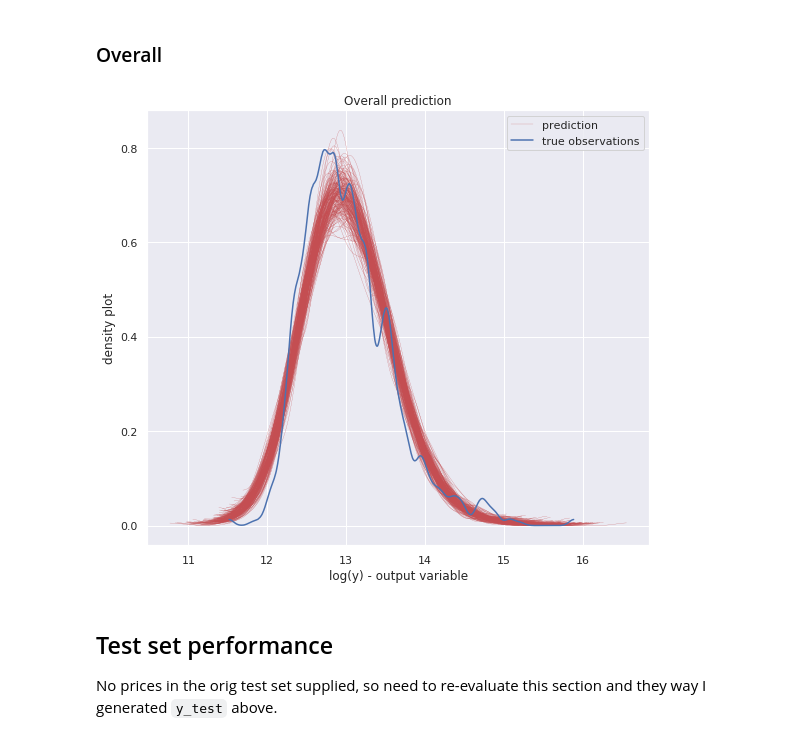
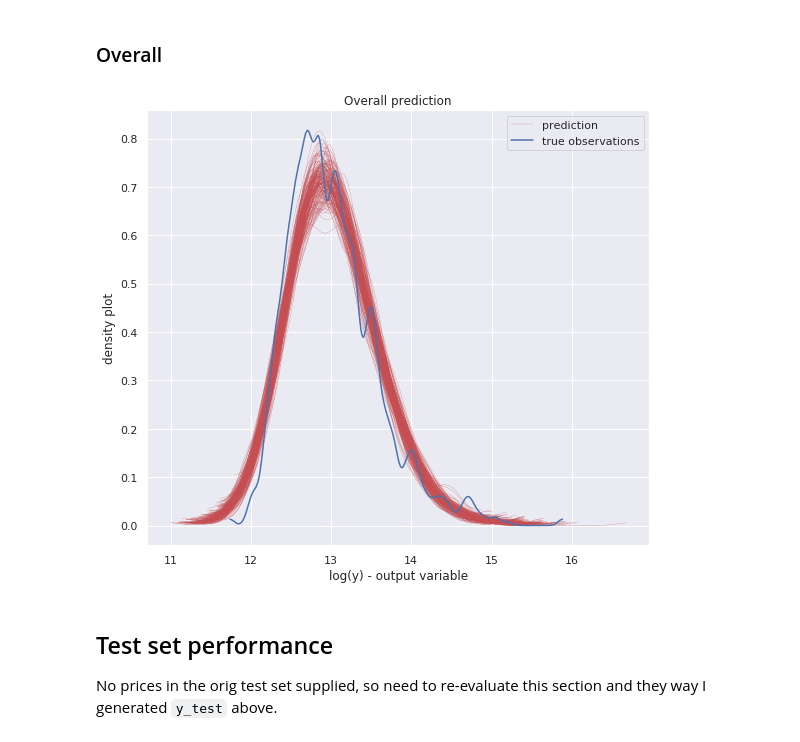
Before and after one commit to 9309888/ET5003-Group-2, a Jupyter notebook: ET5003_KaggleCompetition_JohnHayes_9309888.ipynb, the cells around one changed output. Saved outputs shown, nothing was run; the diff lists cells and outputs as text; code cells hidden in the pictures.

```diff
--- a/ET5003_KaggleCompetition_JohnHayes_9309888.ipynb
+++ b/ET5003_KaggleCompetition_JohnHayes_9309888.ipynb
@@ -1229,7 +1275,7 @@ Finished [100%]: Average Loss = 176.78
 # %% [markdown]
 #### Cluster 2
 # %%
-ylog2, yscaler, Xn2, yn2, Xtestn2, yscaler2 = train_cluster(Xn_train, Xn_test, ys_train, 2)
+ylog2, Xn2, yn2, Xtestn2, yscaler2 = train_cluster(Xn_train, Xn_total_test, ys_train.reshape(-1,1), 2)
 cl2_posterior, cl2_approximation = run_model(Xn2, yn2, num_iter, sample_size)
 cluster_sim(cl2_posterior, Xn2, ylog2, num_samples=num_of_clust_samples)
 # %% [output]
@@ -1239,7 +1285,7 @@ Finished [100%]: Average Loss = 116.21
 # %% [markdown]
 #### Cluster 3
 # %%
-ylog3, yscaler, Xn3, yn3, Xtestn3, yscaler3 = train_cluster(Xn_train, Xn_test, ys_train, 3)
+ylog3, Xn3, yn3, Xtestn3, yscaler3 = train_cluster(Xn_train, Xn_total_test, ys_train.reshape(-1,1), 3)
 cl3_posterior, cl3_approximation = run_model(Xn3, yn3, num_iter, sample_size)
 cluster_sim(cl3_posterior, Xn3, ylog3, num_samples=num_of_clust_samples)
 # %% [output]
@@ -1249,7 +1295,7 @@ Finished [100%]: Average Loss = 116.24
 # %% [markdown]
 #### Cluster 4
 # %%
-ylog4, yscaler, Xn4, yn4, Xtestn4, yscaler4 = train_cluster(Xn_train, Xn_test, ys_train, 4)
+ylog4, Xn4, yn4, Xtestn4, yscaler4 = train_cluster(Xn_train, Xn_total_test, ys_train.reshape(-1,1), 4)
 cl4_posterior, cl4_approximation = run_model(Xn4, yn4, num_iter, sample_size)
 cluster_sim(cl4_posterior, Xn4, ylog4, num_samples=num_of_clust_samples)
 # %% [output]
@@ -1258,0 +1307,4 @@ Finished [100%]: Average Loss = 555.55
+# %%
+ylog5, Xn5, yn5, Xtestn5, yscaler5 = train_cluster(Xn_train, Xn_total_test, ys_train.reshape(-1,1), 5)
+cl5_posterior, cl5_approximation = run_model(Xn5, yn5, num_iter, sample_size)
+cluster_sim(cl5_posterior, Xn5, ylog5, num_samples=num_of_clust_samples)
@@ -1260,28 +1316,31 @@ Finished [100%]: Average Loss = 555.55
 ### Overall
 # %%
 # posteriors
-Ypred0 = ppc(cl0_posterior['alpha'],cl0_posterior['beta'],cl0_posterior['sigma_n'],
+Ypred0 = ppc(cl0_posterior['alpha'], cl0_posterior['beta'], cl0_posterior['sigma_n'],
              Xn0, nsamples=num_of_clust_samples)
-Ypred1 = ppc(cl1_posterior['alpha'],cl1_posterior['beta'],cl1_posterior['sigma_n'],
+Ypred1 = ppc(cl1_posterior['alpha'], cl1_posterior['beta'], cl1_posterior['sigma_n'],
              Xn1, nsamples=num_of_clust_samples)
-Ypred2 = ppc(cl2_posterior['alpha'],cl2_posterior['beta'],cl2_posterior['sigma_n'],
+Ypred2 = ppc(cl2_posterior['alpha'], cl2_posterior['beta'], cl2_posterior['sigma_n'],
              Xn2, nsamples=num_of_clust_samples)
-Ypred3 = ppc(cl3_posterior['alpha'],cl3_posterior['beta'],cl3_posterior['sigma_n'],
+Ypred3 = ppc(cl3_posterior['alpha'], cl3_posterior['beta'], cl3_posterior['sigma_n'],
              Xn3, nsamples=num_of_clust_samples)
-Ypred4 = ppc(cl4_posterior['alpha'],cl4_posterior['beta'],cl4_posterior['sigma_n'],
+Ypred4 = ppc(cl4_posterior['alpha'], cl4_posterior['beta'], cl4_posterior['sigma_n'],
              Xn4, nsamples=num_of_clust_samples)
+Ypred5 = ppc(cl5_posterior['alpha'], cl5_posterior['beta'], cl5_posterior['sigma_n'],
+             Xn5, nsamples=num_of_clust_samples)
 
 # simulation
 Ypred = np.hstack([yscaler0.inverse_transform(Ypred0),
                  yscaler1.inverse_transform(Ypred1),
                  yscaler2.inverse_transform(Ypred2),
                  yscaler3.inverse_transform(Ypred3),
-                 yscaler4.inverse_transform(Ypred4) ])
+                 yscaler4.inverse_transform(Ypred4),
+                 yscaler5.inverse_transform(Ypred5)])
 
-ylog=np.vstack([ylog0, ylog1, ylog2, ylog3, ylog4])
+ylog=np.vstack([ylog0, ylog1, ylog2, ylog3, ylog4, ylog5])
 plot_redictions(Ypred, ylog, "Overall prediction")
 # %% [output]
-[figure, old version]
+[figure, new version]
 # %% [markdown]
 ## Test set performance <a id='test_set_perf'></a>
 No prices in the orig test set supplied, so need to re-evaluate this section and they way I generated `y_test` above.
```
Also changed, not shown: parts of 59 cells of this notebook.
